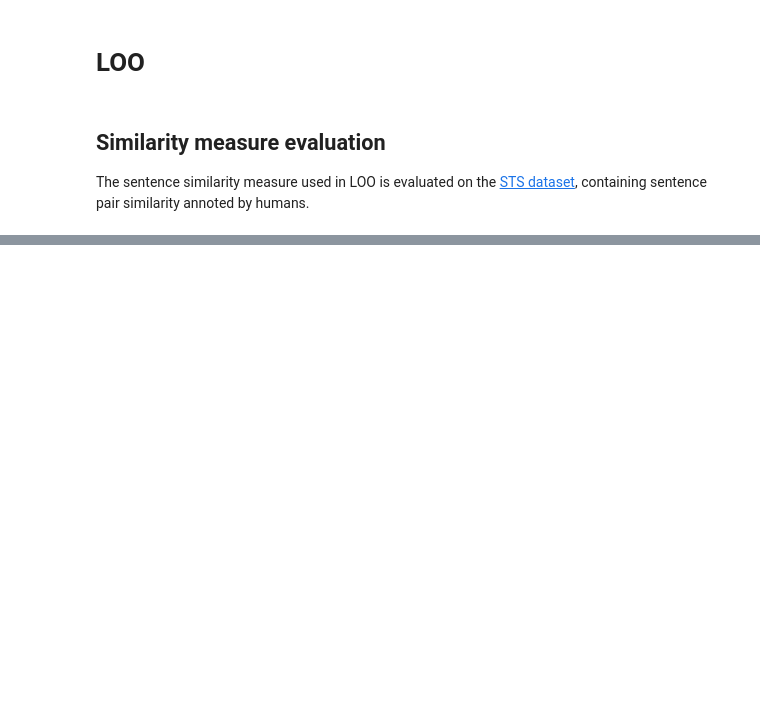
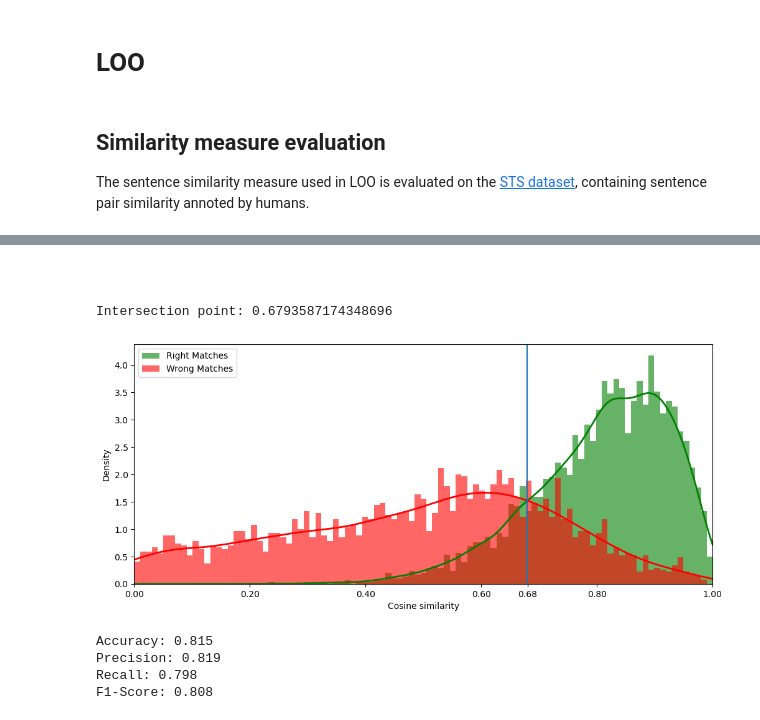
Before and after one commit to Rickvanderveen/FACT-AI, a Jupyter notebook: CC-SHAP/LOO_analysis.ipynb, the cells around one changed output, grey strips where cells are left out. Cells and saved outputs as stored; diff of their text form; code cells hidden in the pictures; blank space fills up the shorter version.

```diff
--- a/CC-SHAP/LOO_analysis.ipynb
+++ b/CC-SHAP/LOO_analysis.ipynb
@@ -183,0 +184,4 @@ Error:
+# %% [markdown]
+###
+# %%
+STS_SIMILARITY_THRESHOLD = 0.6
@@ -183,0 +210,50 @@ Error:
+# %%
+from scipy.stats import gaussian_kde
+
+# Separate scores based on the binary labels
+right_matches = pred_train_similarity[true_train_similar]
+wrong_matches = pred_train_similarity[~true_train_similar]
+
+
+bins = np.linspace(0, 1, 100)
+
+
+# Create the figure and axis
+plt.figure(figsize=(12, 5))
+
+plt.hist(right_matches, bins=bins, density=True, alpha=0.6, color='green', label="Right Matches")
+plt.hist(wrong_matches, bins=bins, density=True, alpha=0.6, color='red', label="Wrong Matches")
+
+# KDE (Kernel Density Estimation) for smooth curves
+kde_right = gaussian_kde(right_matches)
+kde_wrong = gaussian_kde(wrong_matches)
+
+x_vals = np.linspace(0, 1, 500)
+kde_right_vals = kde_right(x_vals)
+kde_wrong_vals = kde_wrong(x_vals)
+
+# Find the point where rights and wrongs cross
+diff = kde_right_vals - kde_wrong_vals
+zero_crossings = np.where(np.diff(np.sign(diff)))[0]
+
+intersection_points = x_vals[zero_crossings]
+print("Intersection point:", intersection_points[0])
+
+plt.plot(x_vals, kde_right_vals, color='green', linewidth=2)
+plt.plot(x_vals, kde_wrong_vals, color='red', linewidth=2)
+
+
+plt.xlim(0.0, 1.0)
+plt.axvline(intersection_points[0])
+xticks = list(plt.xticks()[0])
+xticks.append(round(intersection_points[0], 2))
+plt.xticks(sorted(xticks))
+
+# Labels and legend
+plt.xlabel("Cosine similarity")
+plt.ylabel("Density")
+plt.legend()
+plt.show()
+# %% [output]
+Intersection point: 0.6793587174348696
+[figure, added]
@@ -183,0 +286,19 @@ Error:
+# %%
+from sklearn.metrics import accuracy_score, precision_score, recall_score, f1_score
+
+
+accuracy = accuracy_score(true_test_similar, pred_test_similar)
+precision = precision_score(true_test_similar, pred_test_similar)
+recall = recall_score(true_test_similar, pred_test_similar)
+f1 = f1_score(true_test_similar, pred_test_similar)
+
+# Print Results
+print(f"Accuracy: {accuracy:.3f}")
+print(f"Precision: {precision:.3f}")
+print(f"Recall: {recall:.3f}")
+print(f"F1-Score: {f1:.3f}")
+# %% [output]
+Accuracy: 0.815
+Precision: 0.819
+Recall: 0.798
+F1-Score: 0.808
```
Also changed, not shown: parts of 10 cells of this notebook, 27 other files.
